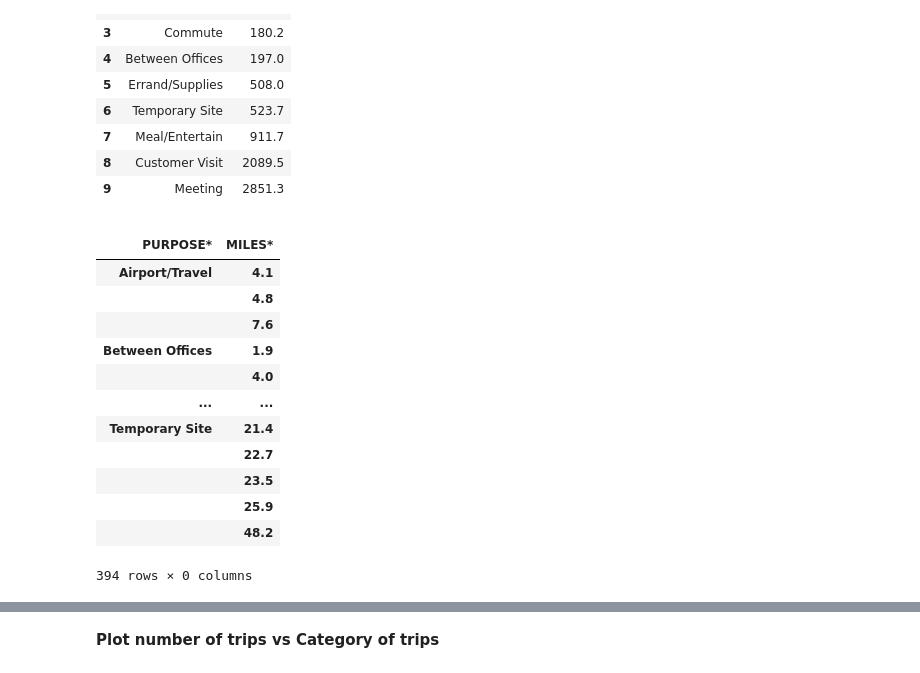
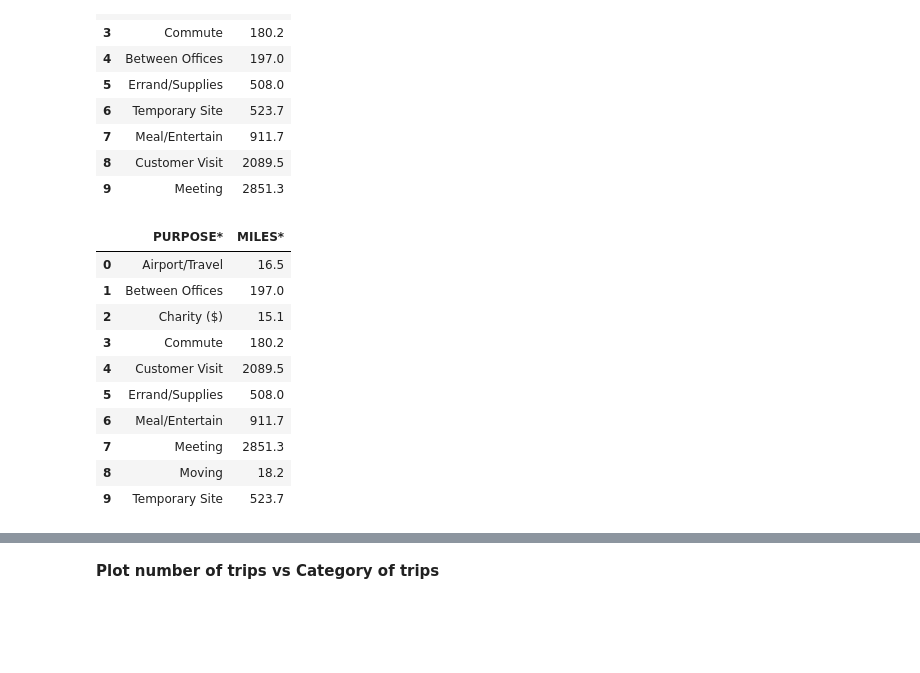
Before and after one commit to Hugox96/Uber_An-lise, a Jupyter notebook: Uber.ipynb, the cells around one changed output, grey strips where cells are left out. Drawn from its saved outputs; the diff is of its cells as text; code cells hidden in the pictures; blank space fills up the shorter version.

```diff
--- a/Uber.ipynb
+++ b/Uber.ipynb
@@ -411,20 +402,18 @@ distance = px.bar(graph_distance, x='PURPOSE*', y='MILES*', color_discrete_seque
 distance.show()
 # %%
+#Podemos fazer o mesmo gráfico assim
 distance= uber_data[["MILES*","PURPOSE*"]]
-graph_distance2 = distance.groupby(["PURPOSE*","MILES*"]).sum()
+graph_distance2 = distance.groupby("PURPOSE*")["MILES*"].sum().reset_index()
 graph_distance2
 # %% [output]
-|  |  |
-| PURPOSE* | MILES* |
-| Airport/Travel | 4.1 |
-|  | 4.8 |
-|  | 7.6 |
-| Between Offices | 1.9 |
-|  | 4.0 |
-| ... | ... |
-| Temporary Site | 21.4 |
-|  | 22.7 |
-|  | 23.5 |
-|  | 25.9 |
-|  | 48.2 |
+|  | PURPOSE* | MILES* |
+| 0 | Airport/Travel | 16.5 |
+| 1 | Between Offices | 197.0 |
+| 2 | Charity ($) | 15.1 |
+| 3 | Commute | 180.2 |
+| 4 | Customer Visit | 2089.5 |
+| 5 | Errand/Supplies | 508.0 |
+| 6 | Meal/Entertain | 911.7 |
+| 7 | Meeting | 2851.3 |
+| 8 | Moving | 18.2 |
+| 9 | Temporary Site | 523.7 |
-394 rows × 0 columns
```
Also changed, not shown: parts of 8 cells of this notebook.
